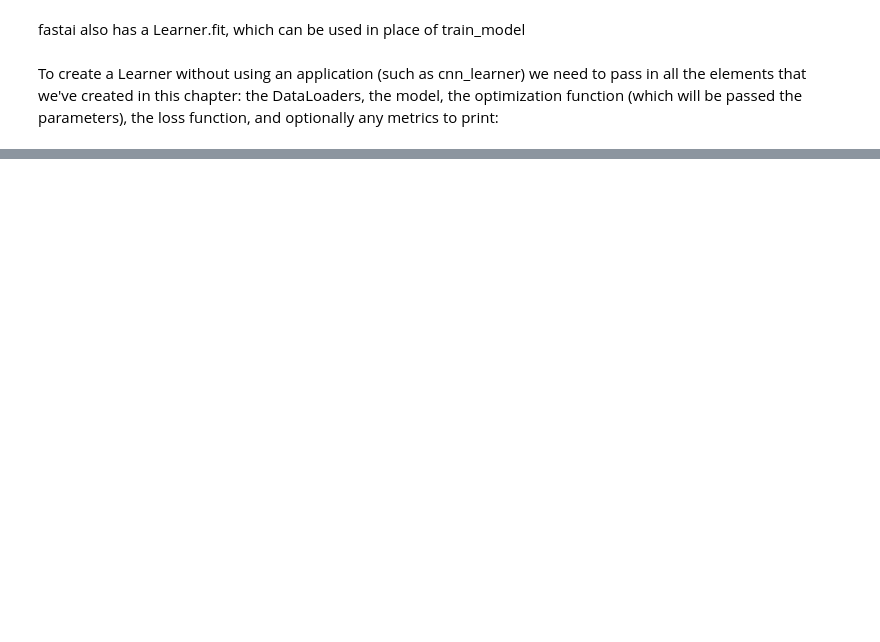
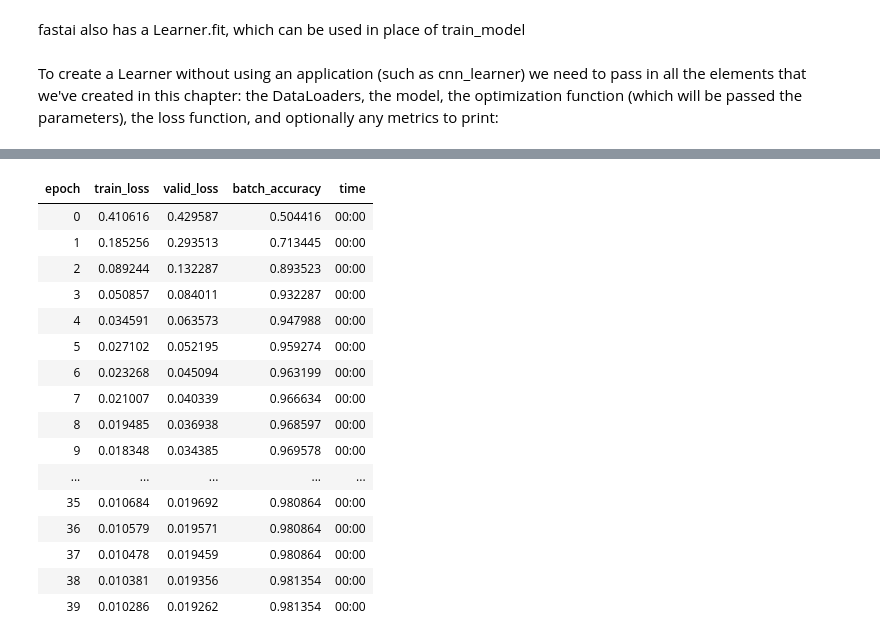
Before and after one commit to code4plot/aws, a Jupyter notebook: MNIST_3-7.ipynb, the cells around one changed output, grey strips where cells are left out. Cells and saved outputs as stored; diff of their text form; code cells hidden in the pictures; blank space fills up the shorter version.

```diff
--- a/MNIST_3-7.ipynb
+++ b/MNIST_3-7.ipynb
@@ -732,0 +769,20 @@ learn.fit(10, lr=lr)
+# %%
+learn.fit(40,0.1)
+# %% [output]
+| epoch | train_loss | valid_loss | batch_accuracy | time |
+| 0 | 0.410616 | 0.429587 | 0.504416 | 00:00 |
+| 1 | 0.185256 | 0.293513 | 0.713445 | 00:00 |
+| 2 | 0.089244 | 0.132287 | 0.893523 | 00:00 |
+| 3 | 0.050857 | 0.084011 | 0.932287 | 00:00 |
+| 4 | 0.034591 | 0.063573 | 0.947988 | 00:00 |
+| 5 | 0.027102 | 0.052195 | 0.959274 | 00:00 |
+| 6 | 0.023268 | 0.045094 | 0.963199 | 00:00 |
+| 7 | 0.021007 | 0.040339 | 0.966634 | 00:00 |
+| 8 | 0.019485 | 0.036938 | 0.968597 | 00:00 |
+| 9 | 0.018348 | 0.034385 | 0.969578 | 00:00 |
+| ... | ... | ... | ... | ... |
+| 35 | 0.010684 | 0.019692 | 0.980864 | 00:00 |
+| 36 | 0.010579 | 0.019571 | 0.980864 | 00:00 |
+| 37 | 0.010478 | 0.019459 | 0.980864 | 00:00 |
+| 38 | 0.010381 | 0.019356 | 0.981354 | 00:00 |
+| 39 | 0.010286 | 0.019262 | 0.981354 | 00:00 |
```
Also changed, not shown: parts of 28 cells of this notebook.
